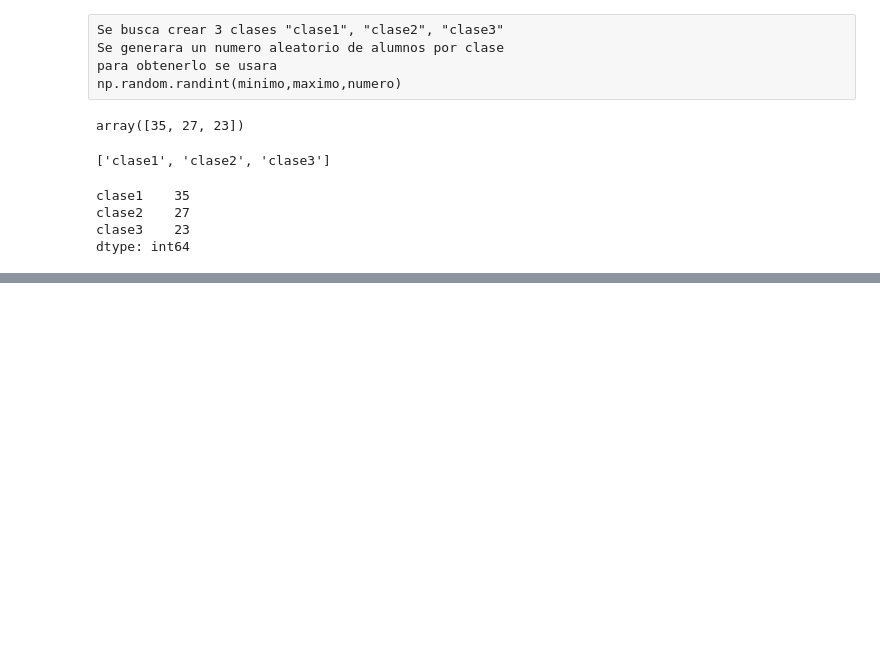
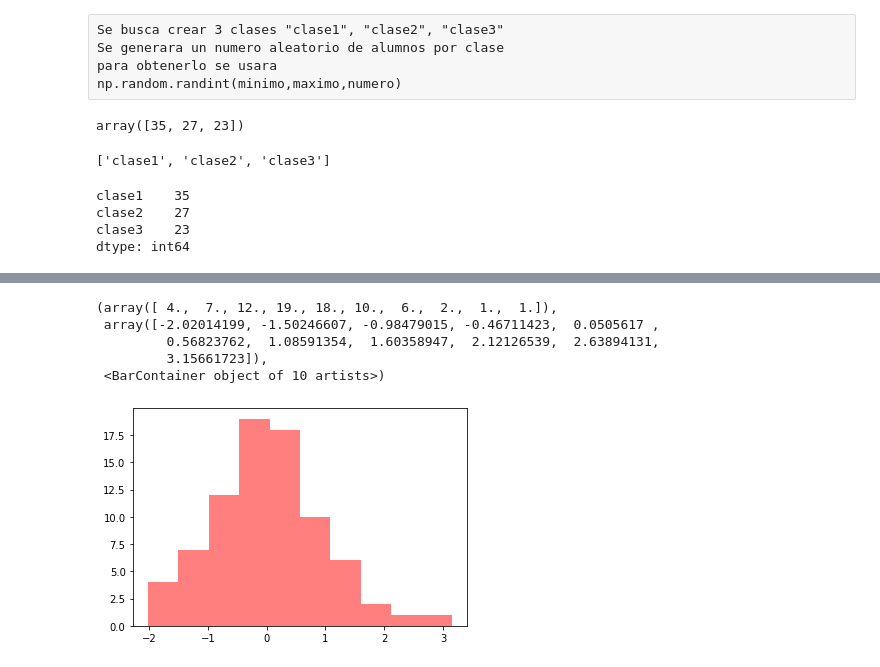
Before and after one commit to Jack21Ace/Cursos-Python, a Jupyter notebook: Pandas_Dataframe.ipynb, the cells around one changed output, grey strips where cells are left out. Cells and saved outputs as stored; diff of their text form; code cells hidden in the pictures; blank space fills up the shorter version.

```diff
--- a/Pandas_Dataframe.ipynb
+++ b/Pandas_Dataframe.ipynb
@@ -648,0 +1469,10 @@ serie['clase']
+# %%
+datos2 = np.random.randn(80)
+mpl.pyplot.hist(datos2, color='red', alpha=0.5)
+# %% [output]
+(array([ 4.,  7., 12., 19., 18., 10.,  6.,  2.,  1.,  1.]),
+ array([-2.02014199, -1.50246607, -0.98479015, -0.46711423,  0.0505617 ,
+         0.56823762,  1.08591354,  1.60358947,  2.12126539,  2.63894131,
+         3.15661723]),
+ <BarContainer object of 10 artists>)
+[figure, added]
```
Also changed, not shown: parts of 165 cells of this notebook, 2 other files.
